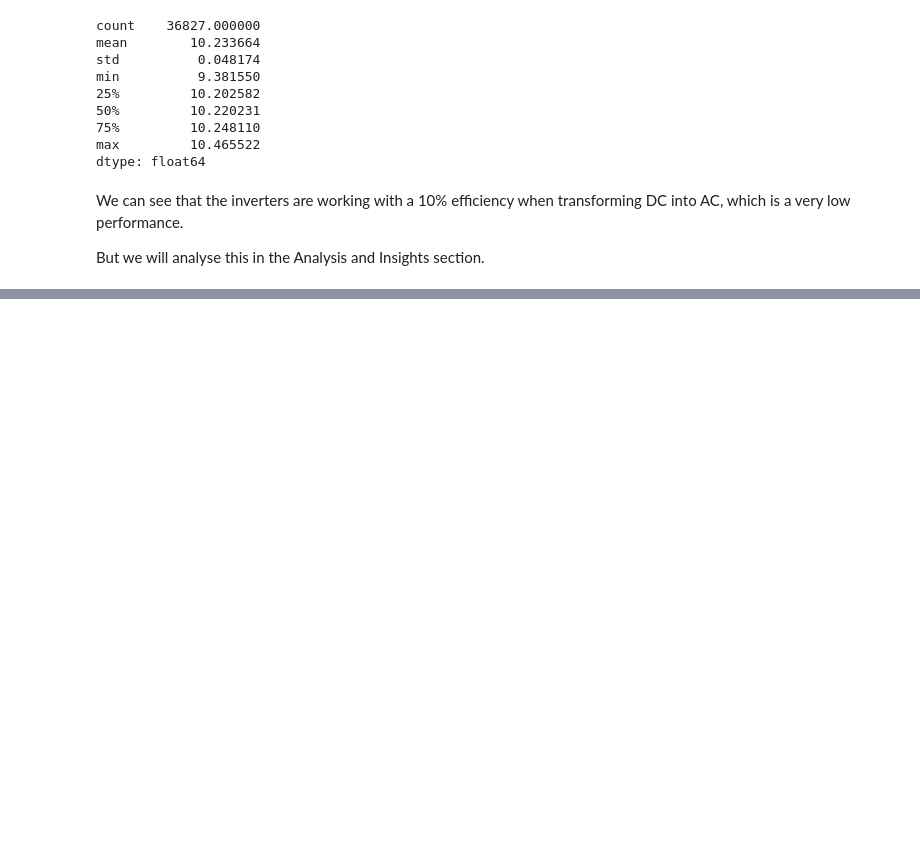
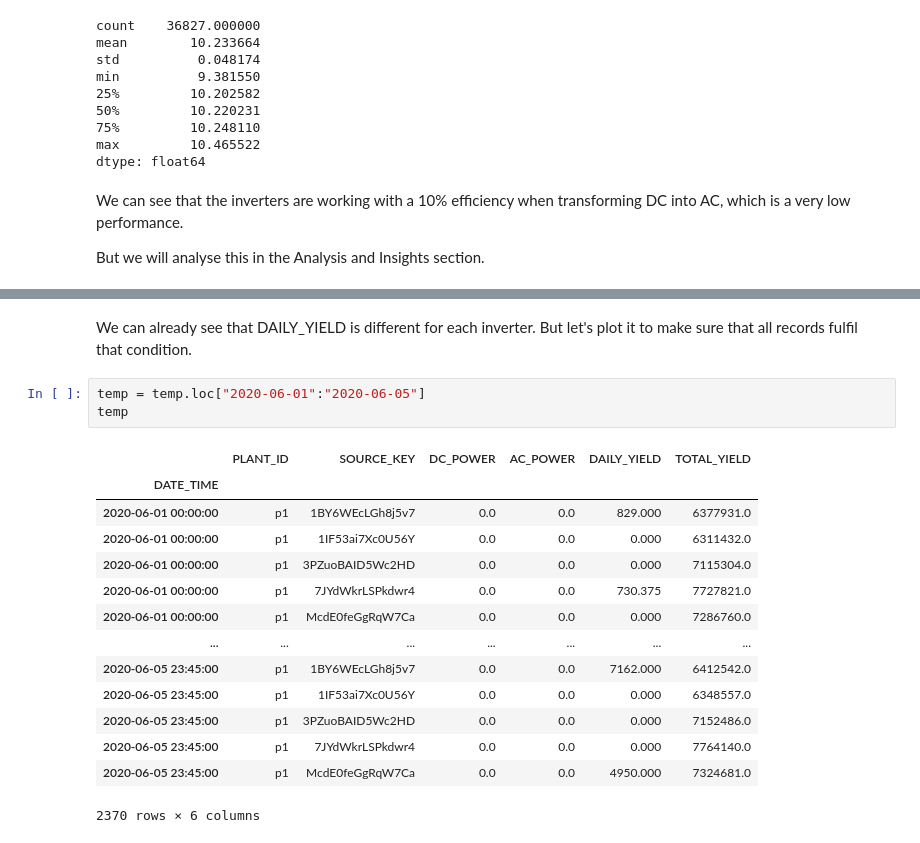
Before and after one commit to luis-cj/data-science-solar-power-plant, a Jupyter notebook: solar_power_plant_part_1.ipynb, the cells around one changed output, grey strips where cells are left out. Saved outputs shown, nothing was run; the diff lists cells and outputs as text; blank space fills up the shorter version.

```diff
--- a/solar_power_plant_part_1.ipynb
+++ b/solar_power_plant_part_1.ipynb
@@ -183,0 +249,20 @@ But we will analyse this in the Analysis and Insights section.
+# %% [markdown]
+We can already see that DAILY_YIELD is different for each inverter. But let's plot it to make sure that all records fulfil that condition.
+# %%
+temp = temp.loc["2020-06-01":"2020-06-05"]
+temp
+# %% [output]
+|  | PLANT_ID | SOURCE_KEY | DC_POWER | AC_POWER | DAILY_YIELD | TOTAL_YIELD |
+| DATE_TIME |  |  |  |  |  |  |
+| 2020-06-01 00:00:00 | p1 | 1BY6WEcLGh8j5v7 | 0.0 | 0.0 | 829.000 | 6377931.0 |
+| 2020-06-01 00:00:00 | p1 | 1IF53ai7Xc0U56Y | 0.0 | 0.0 | 0.000 | 6311432.0 |
+| 2020-06-01 00:00:00 | p1 | 3PZuoBAID5Wc2HD | 0.0 | 0.0 | 0.000 | 7115304.0 |
+| 2020-06-01 00:00:00 | p1 | 7JYdWkrLSPkdwr4 | 0.0 | 0.0 | 730.375 | 7727821.0 |
+| 2020-06-01 00:00:00 | p1 | McdE0feGgRqW7Ca | 0.0 | 0.0 | 0.000 | 7286760.0 |
+| ... | ... | ... | ... | ... | ... | ... |
+| 2020-06-05 23:45:00 | p1 | 1BY6WEcLGh8j5v7 | 0.0 | 0.0 | 7162.000 | 6412542.0 |
+| 2020-06-05 23:45:00 | p1 | 1IF53ai7Xc0U56Y | 0.0 | 0.0 | 0.000 | 6348557.0 |
+| 2020-06-05 23:45:00 | p1 | 3PZuoBAID5Wc2HD | 0.0 | 0.0 | 0.000 | 7152486.0 |
+| 2020-06-05 23:45:00 | p1 | 7JYdWkrLSPkdwr4 | 0.0 | 0.0 | 0.000 | 7764140.0 |
+| 2020-06-05 23:45:00 | p1 | McdE0feGgRqW7Ca | 0.0 | 0.0 | 4950.000 | 7324681.0 |
+2370 rows × 6 columns
```
Also changed, not shown: parts of 9 cells of this notebook.
